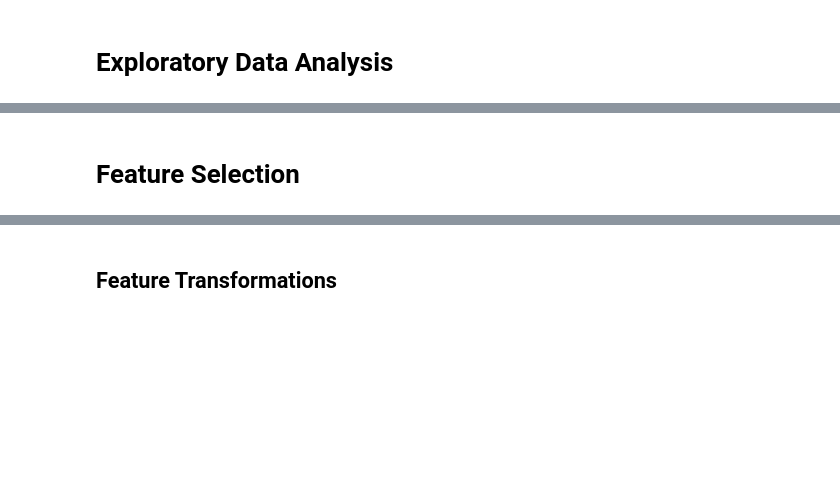
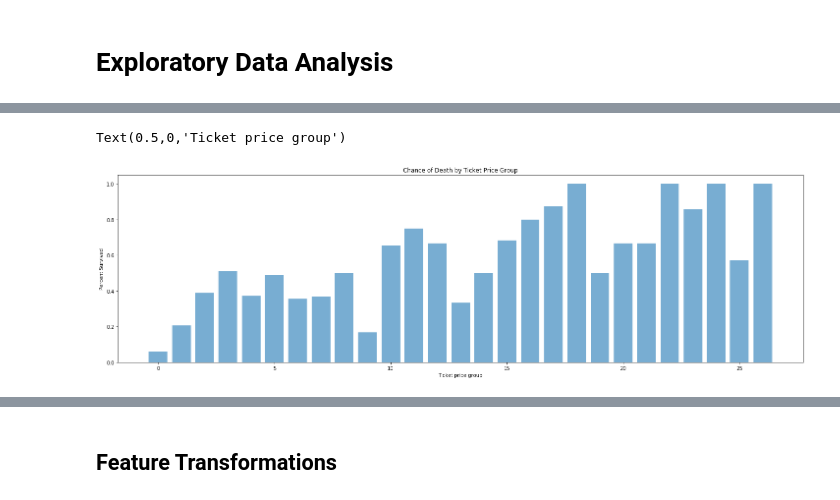
Before and after one commit to RSkorina/Titanic_Machine, a Jupyter notebook: titanic.ipynb, the cells around one changed output, grey strips where cells are left out. Saved outputs shown, nothing was run; the diff lists cells and outputs as text; code cells hidden in the pictures; blank space fills up the shorter version.

```diff
--- a/titanic.ipynb
+++ b/titanic.ipynb
@@ -142,2 +124,15 @@ plt.show()
-# %% [markdown]
-# Feature Selection
+# %%
+df['FareDiscrete'] = pd.cut(df['Fare'], 100)
+labels = sorted(list(df['FareDiscrete'].values.unique()))
+values = []
+for r in labels:
+    sub = df[df['FareDiscrete']==r]
+    values.append(sub[sub['Survived']==1].shape[0]/sub.shape[0])
+fig = plt.figure(figsize = (25,7))
+plt.title("Chance of Death by Ticket Price Group")
+plt.bar(range(len(values)-6), values[:-6], alpha = 0.6)
+plt.ylabel('Percent Survived')
+plt.xlabel('Ticket price group')
+# %% [output]
+Text(0.5,0,'Ticket price group')
+[figure, added]
```
Also changed, not shown: parts of 32 cells of this notebook.
